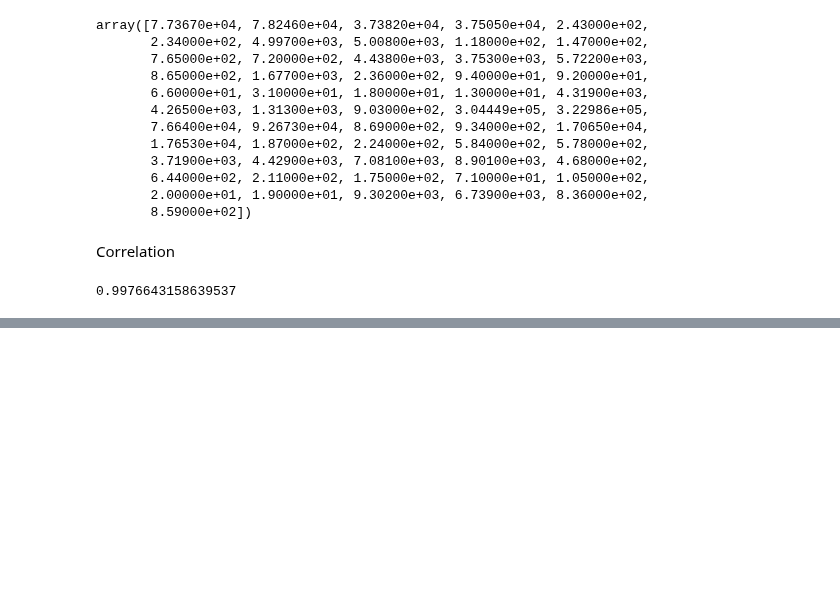
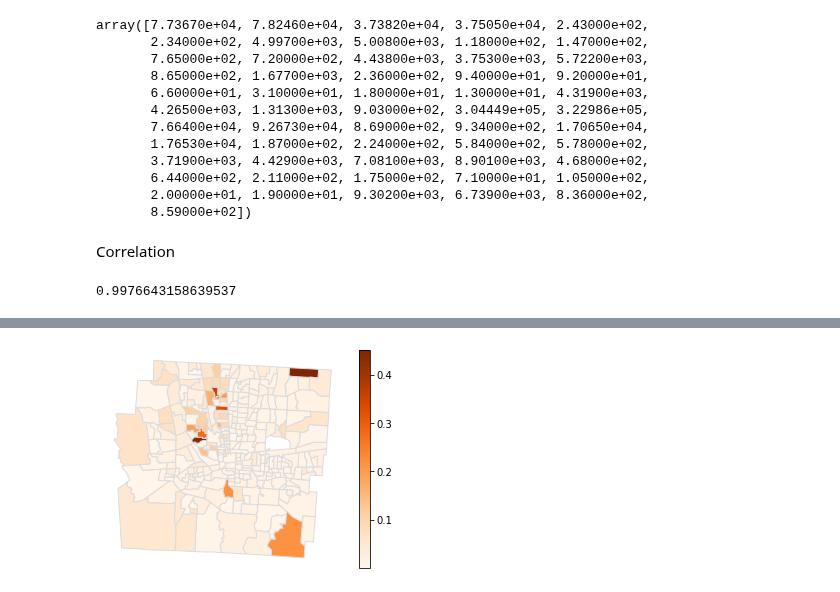
Before and after one commit to linyuehzzz/synthetic-populations, a Jupyter notebook: franklin_microdata_v2.ipynb, the cells around one changed output, grey strips where cells are left out. Drawn from its saved outputs; the diff is of its cells as text; code cells hidden in the pictures; blank space fills up the shorter version.

```diff
--- a/franklin_microdata_v2.ipynb
+++ b/franklin_microdata_v2.ipynb
@@ -689,0 +792,8 @@ fig.set(xlabel="Population Count\nACS PUMS", ylabel="Synthetic Data\nPopulation
+# %%
+# difference
+gdf["diff"] = abs(gdf["new_ori"] - gdf["new_dp"]) / (gdf["new_ori"] + gdf["new_dp"])
+ax = gdf.plot(column='diff', legend=True, cmap='Oranges', edgecolor='gainsboro')
+ax.set_axis_off()
+fig.savefig('figs/franklin-smape.eps')
+# %% [output]
+[figure, added]
```
Also changed, not shown: parts of 9 cells of this notebook, 42 other files.
